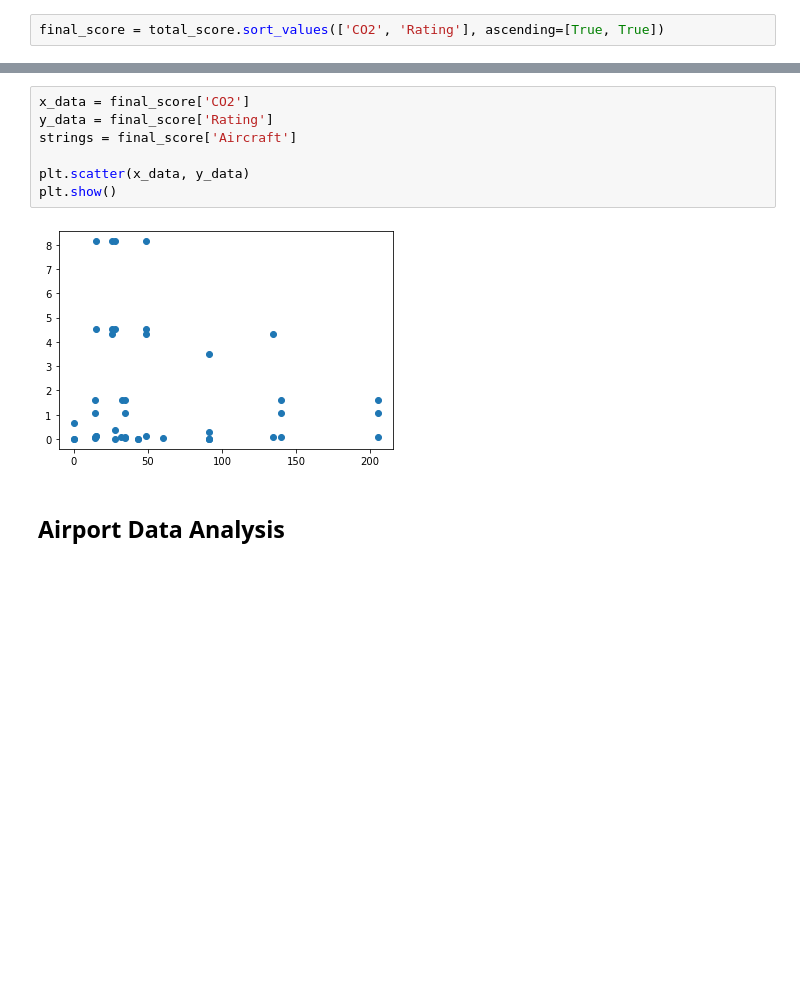
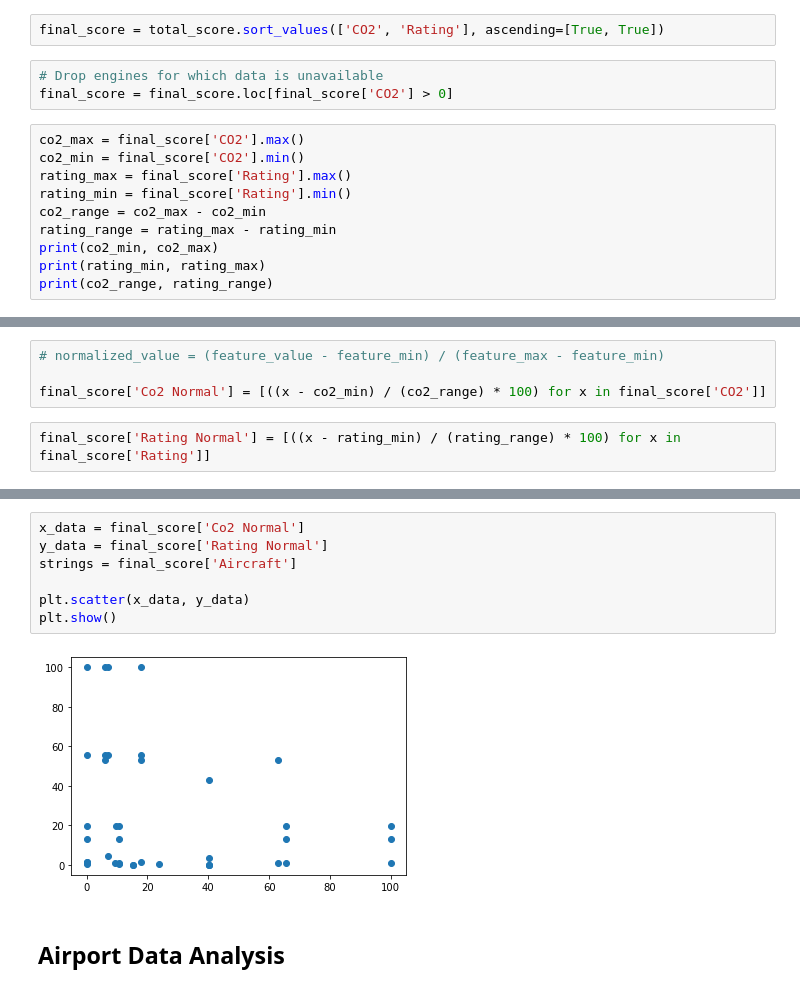
Before and after one commit to tstrain199/Aircraft_Safety_Analysis, a Jupyter notebook: Create-Data-Sets.ipynb, the cells around one changed output, grey strips where cells are left out. Drawn from its saved outputs; the diff is of its cells as text; blank space fills up the shorter version.

Commit message:
Normalize Co2 and Rating data

```diff
--- a/Create-Data-Sets.ipynb
+++ b/Create-Data-Sets.ipynb
@@ -353,3 +375,16 @@ total_score.columns
 Index(['Injury_Score', 'Count', 'Rating', 'CO2', 'Aircraft', 'Engine'], dtype='object')
 # %%
 final_score = total_score.sort_values(['CO2', 'Rating'], ascending=[True, True])
+# %%
+# Drop engines for which data is unavailable
+final_score = final_score.loc[final_score['CO2'] > 0]
+# %%
+co2_max = final_score['CO2'].max()
+co2_min = final_score['CO2'].min()
+rating_max = final_score['Rating'].max()
+rating_min = final_score['Rating'].min()
+co2_range = co2_max - co2_min
+rating_range = rating_max - rating_min
+print(co2_min, co2_max)
+print(rating_min, rating_max)
+print(co2_range, rating_range)
@@ -356,3 +395,9 @@ final_score = total_score.sort_values(['CO2', 'Rating'], ascending=[True, True])
+# %%
+# normalized_value = (feature_value - feature_min) / (feature_max - feature_min)
+
+final_score['Co2 Normal'] = [((x - co2_min) / (co2_range) * 100) for x in final_score['CO2']]
+# %%
+final_score['Rating Normal'] = [((x - rating_min) / (rating_range) * 100) for x in final_score['Rating']]
 # %%
 final_score[0:20]
 # %% [output]
@@ -376,12 +421,12 @@ final_score[0:20]
 # %%
-x_data = final_score['CO2']
-y_data = final_score['Rating']
+x_data = final_score['Co2 Normal']
+y_data = final_score['Rating Normal']
 strings = final_score['Aircraft']
 
 plt.scatter(x_data, y_data)
 plt.show()
 # %% [output]
-[figure, old version]
+[figure, new version]
 # %% [markdown]
 ## Airport Data Analysis
 # %%
```
Also changed, not shown: parts of 11 cells of this notebook.
